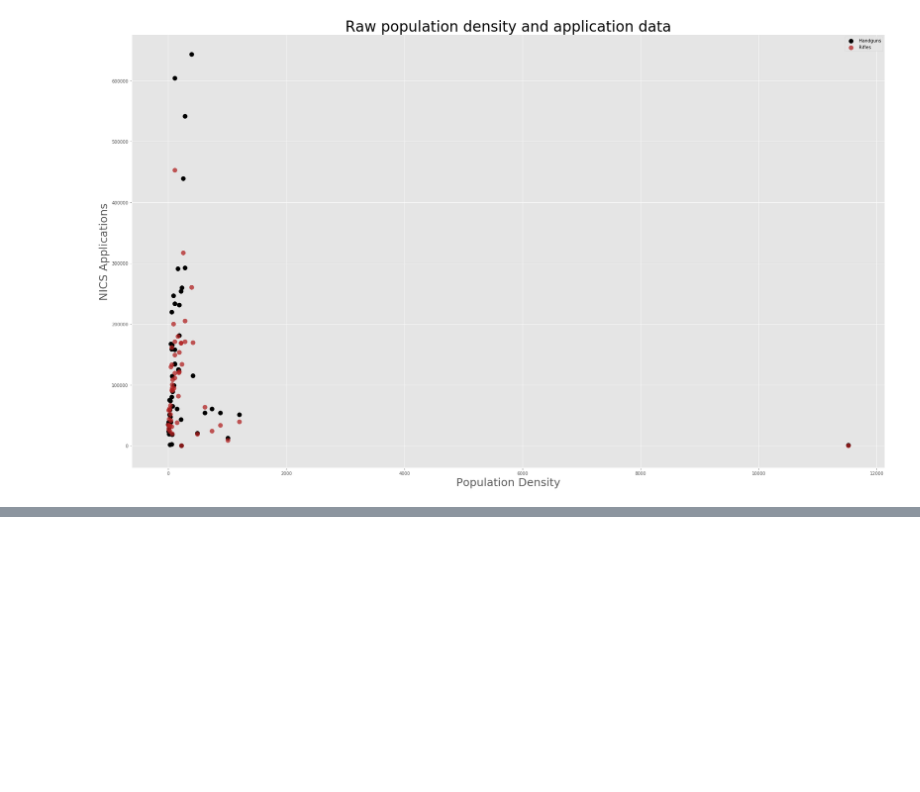
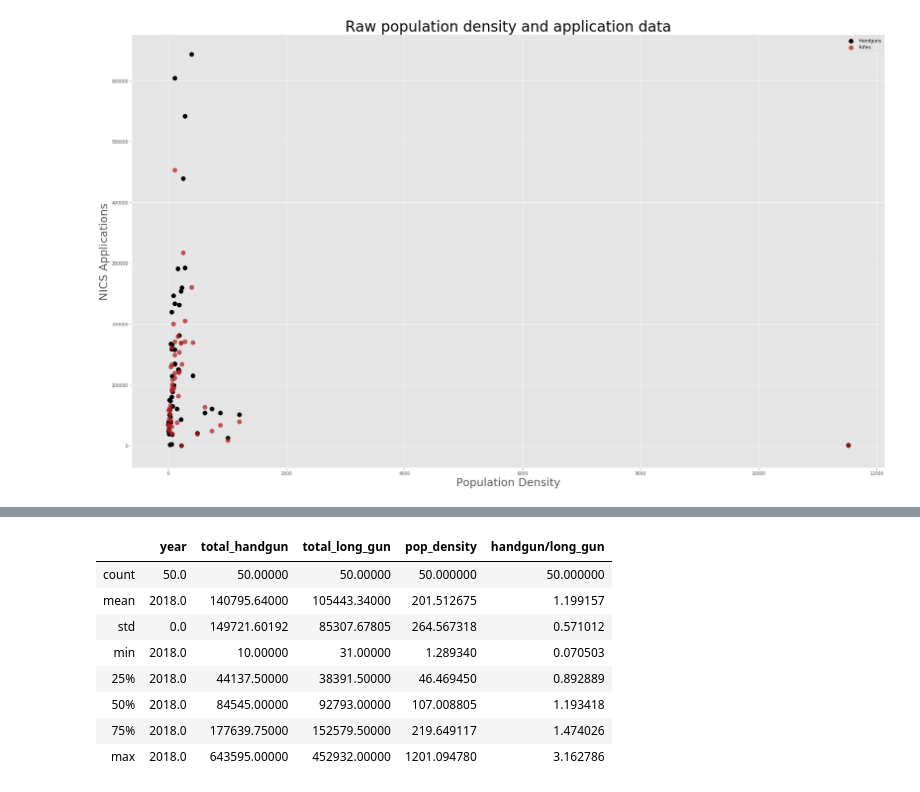
Before and after one commit to RellikDog/Capstone1, a Jupyter notebook: Capstone.ipynb, the cells around one changed output, grey strips where cells are left out. Drawn from its saved outputs; the diff is of its cells as text; code cells hidden in the pictures; blank space fills up the shorter version.

```diff
--- a/Capstone.ipynb
+++ b/Capstone.ipynb
@@ -182,0 +195,12 @@ fig.tight_layout()
+# %%
+nics_2018_df_noDC.describe()
+# %% [output]
+|  | year | total_handgun | total_long_gun | pop_density | handgun/long_gun |
+| count | 50.0 | 50.00000 | 50.00000 | 50.000000 | 50.000000 |
+| mean | 2018.0 | 140795.64000 | 105443.34000 | 201.512675 | 1.199157 |
+| std | 0.0 | 149721.60192 | 85307.67805 | 264.567318 | 0.571012 |
+| min | 2018.0 | 10.00000 | 31.00000 | 1.289340 | 0.070503 |
+| 25% | 2018.0 | 44137.50000 | 38391.50000 | 46.469450 | 0.892889 |
+| 50% | 2018.0 | 84545.00000 | 92793.00000 | 107.008805 | 1.193418 |
+| 75% | 2018.0 | 177639.75000 | 152579.50000 | 219.649117 | 1.474026 |
+| max | 2018.0 | 643595.00000 | 452932.00000 | 1201.094780 | 3.162786 |
```
Also changed, not shown: parts of 2 cells of this notebook, 2 other files.
